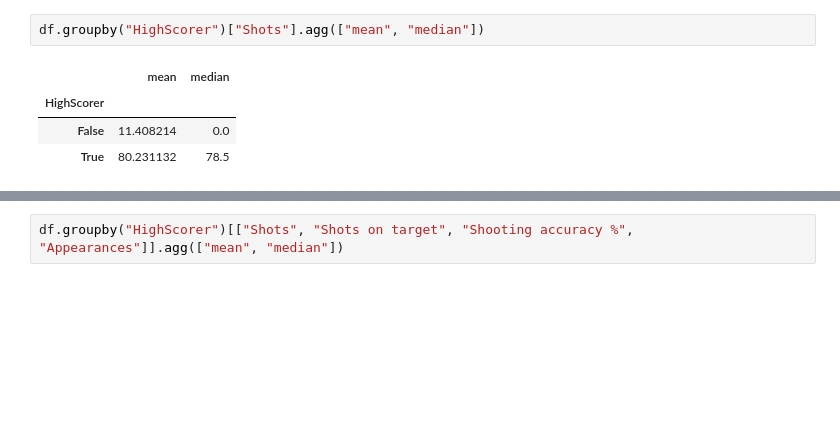
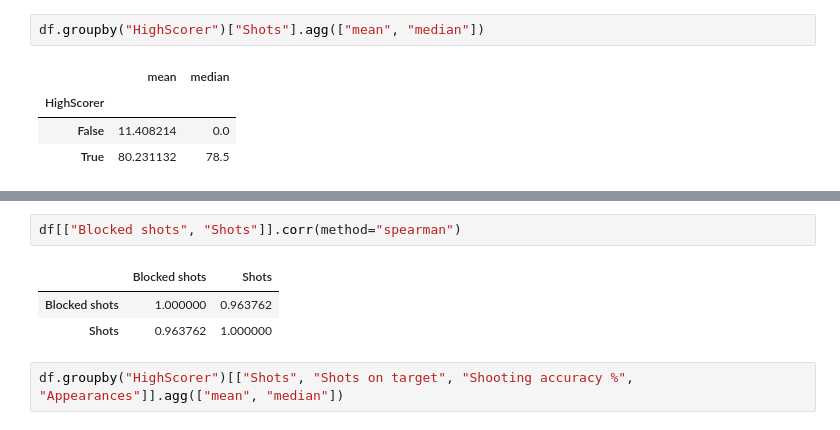
Before and after one commit to garethrogers28/premier-league-predictor, a Jupyter notebook: jupyter_notebooks/03_Exploratory_Data_Analysis.ipynb, the cells around one changed output, grey strips where cells are left out. Saved outputs shown, nothing was run; the diff lists cells and outputs as text; blank space fills up the shorter version.

```diff
--- a/jupyter_notebooks/03_Exploratory_Data_Analysis.ipynb
+++ b/jupyter_notebooks/03_Exploratory_Data_Analysis.ipynb
@@ -337,3 +348,9 @@ df.groupby("HighScorer")["Shots"].agg(["mean", "median"])
+# %%
+df[["Blocked shots", "Shots"]].corr(method="spearman")
+# %% [output]
+|  | Blocked shots | Shots |
+| Blocked shots | 1.000000 | 0.963762 |
+| Shots | 0.963762 | 1.000000 |
 # %%
 df.groupby("HighScorer")[["Shots", "Shots on target", "Shooting accuracy %", "Appearances"]].agg(["mean", "median"])
 # %% [output]
```
Also changed, not shown: parts of 6 cells of this notebook, 1 other file.
